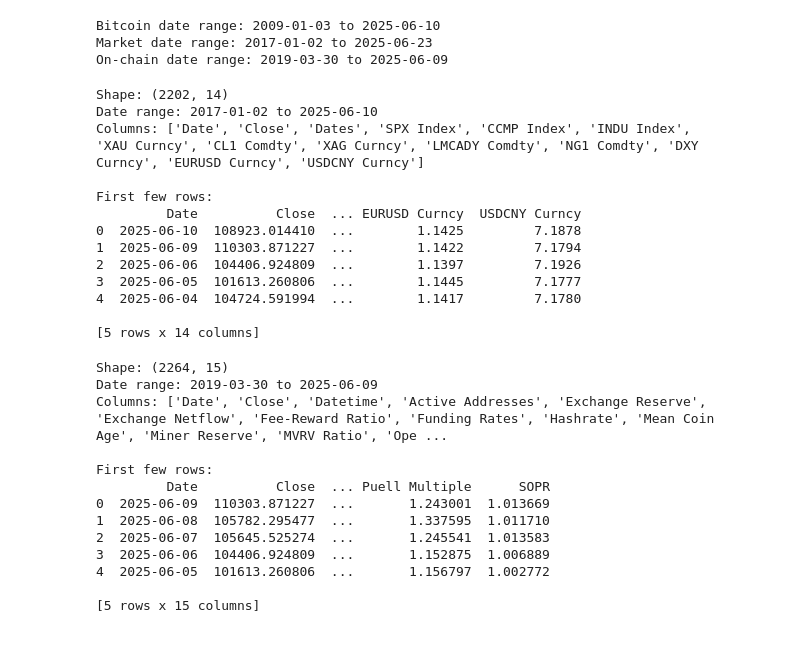
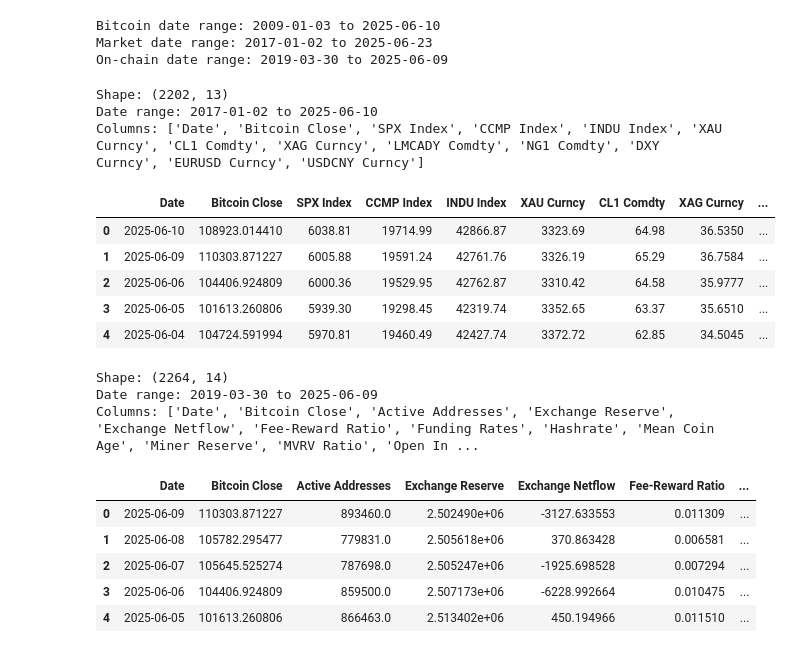
Before and after one commit to sbendre06/Supervised-Learning-BTC-Price-Direction, a Jupyter notebook: Pricing Models/feature-engineering.ipynb, the cells around one changed output. Cells and saved outputs as stored; diff of their text form; code cells hidden in the pictures.

```diff
--- a/Pricing Models/feature-engineering.ipynb
+++ b/Pricing Models/feature-engineering.ipynb
@@ -28,48 +28,42 @@ Bitcoin date range: 2009-01-03 to 2025-06-10
 Market date range: 2017-01-02 to 2025-06-23
 On-chain date range: 2019-03-30 to 2025-06-09
 # %%
-bitcoin_market_df = pd.merge(bitcoin_close, market_df, on='Date', how='inner')
+market_df_clean = market_df.drop(columns=['Dates'])
+bitcoin_market_df = pd.merge(bitcoin_close, market_df_clean, on='Date', how='inner')
 bitcoin_market_df = bitcoin_market_df.dropna()
+bitcoin_market_df = bitcoin_market_df.rename(columns={'Close': 'Bitcoin Close'})
 
 print(f"Shape: {bitcoin_market_df.shape}")
 print(f"Date range: {bitcoin_market_df['Date'].min()} to {bitcoin_market_df['Date'].max()}")
 print(f"Columns: {list(bitcoin_market_df.columns)}")
-print("\nFirst few rows:")
-print(bitcoin_market_df.head())
+bitcoin_market_df.head()
 # %% [output]
-Shape: (2202, 14)
+Shape: (2202, 13)
 Date range: 2017-01-02 to 2025-06-10
-Columns: ['Date', 'Close', 'Dates', 'SPX Index', 'CCMP Index', 'INDU Index', 'XAU Curncy', 'CL1 Comdty', 'XAG Curncy', 'LMCADY Comdty', 'NG1 Comdty', 'DXY Curncy', 'EURUSD Curncy', 'USDCNY Curncy']
-
-First few rows:
-         Date          Close  ... EURUSD Curncy  USDCNY Curncy
-0  2025-06-10  108923.014410  ...        1.1425         7.1878
-1  2025-06-09  110303.871227  ...        1.1422         7.1794
-2  2025-06-06  104406.924809  ...        1.1397         7.1926
-3  2025-06-05  101613.260806  ...        1.1445         7.1777
-4  2025-06-04  104724.591994  ...        1.1417         7.1780
-
-[5 rows x 14 columns]
+Columns: ['Date', 'Bitcoin Close', 'SPX Index', 'CCMP Index', 'INDU Index', 'XAU Curncy', 'CL1 Comdty', 'XAG Curncy', 'LMCADY Comdty', 'NG1 Comdty', 'DXY Curncy', 'EURUSD Curncy', 'USDCNY Curncy']
+|  | Date | Bitcoin Close | SPX Index | CCMP Index | INDU Index | XAU Curncy | CL1 Comdty | XAG Curncy | ... |
+| 0 | 2025-06-10 | 108923.014410 | 6038.81 | 19714.99 | 42866.87 | 3323.69 | 64.98 | 36.5350 | ... |
+| 1 | 2025-06-09 | 110303.871227 | 6005.88 | 19591.24 | 42761.76 | 3326.19 | 65.29 | 36.7584 | ... |
+| 2 | 2025-06-06 | 104406.924809 | 6000.36 | 19529.95 | 42762.87 | 3310.42 | 64.58 | 35.9777 | ... |
+| 3 | 2025-06-05 | 101613.260806 | 5939.30 | 19298.45 | 42319.74 | 3352.65 | 63.37 | 35.6510 | ... |
+| 4 | 2025-06-04 | 104724.591994 | 5970.81 | 19460.49 | 42427.74 | 3372.72 | 62.85 | 34.5045 | ... |
 # %%
-bitcoin_onchain_df = pd.merge(bitcoin_close, onchain_df, on='Date', how='inner')
+onchain_df_clean = onchain_df.drop(columns=['Datetime'])
+bitcoin_onchain_df = pd.merge(bitcoin_close, onchain_df_clean, on='Date', how='inner')
 bitcoin_onchain_df = bitcoin_onchain_df.dropna()
+bitcoin_onchain_df = bitcoin_onchain_df.rename(columns={'Close': 'Bitcoin Close'})
 
 print(f"Shape: {bitcoin_onchain_df.shape}")
 print(f"Date range: {bitcoin_onchain_df['Date'].min()} to {bitcoin_onchain_df['Date'].max()}")
 print(f"Columns: {list(bitcoin_onchain_df.columns)}")
-print("\nFirst few rows:")
-print(bitcoin_onchain_df.head())
+bitcoin_onchain_df.head()
 # %% [output]
-Shape: (2264, 15)
+Shape: (2264, 14)
 Date range: 2019-03-30 to 2025-06-09
-Columns: ['Date', 'Close', 'Datetime', 'Active Addresses', 'Exchange Reserve', 'Exchange Netflow', 'Fee-Reward Ratio', 'Funding Rates', 'Hashrate', 'Mean Coin Age', 'Miner Reserve', 'MVRV Ratio', 'Ope ...
-
-First few rows:
-         Date          Close  ... Puell Multiple      SOPR
-0  2025-06-09  110303.871227  ...       1.243001  1.013669
-1  2025-06-08  105782.295477  ...       1.337595  1.011710
-2  2025-06-07  105645.525274  ...       1.245541  1.013583
-3  2025-06-06  104406.924809  ...       1.152875  1.006889
-4  2025-06-05  101613.260806  ...       1.156797  1.002772
-
-[5 rows x 15 columns]
+Columns: ['Date', 'Bitcoin Close', 'Active Addresses', 'Exchange Reserve', 'Exchange Netflow', 'Fee-Reward Ratio', 'Funding Rates', 'Hashrate', 'Mean Coin Age', 'Miner Reserve', 'MVRV Ratio', 'Open In ...
+|  | Date | Bitcoin Close | Active Addresses | Exchange Reserve | Exchange Netflow | Fee-Reward Ratio | ... |
+| 0 | 2025-06-09 | 110303.871227 | 893460.0 | 2.502490e+06 | -3127.633553 | 0.011309 | ... |
+| 1 | 2025-06-08 | 105782.295477 | 779831.0 | 2.505618e+06 | 370.863428 | 0.006581 | ... |
+| 2 | 2025-06-07 | 105645.525274 | 787698.0 | 2.505247e+06 | -1925.698528 | 0.007294 | ... |
+| 3 | 2025-06-06 | 104406.924809 | 859500.0 | 2.507173e+06 | -6228.992664 | 0.010475 | ... |
+| 4 | 2025-06-05 | 101613.260806 | 866463.0 | 2.513402e+06 | 450.194966 | 0.011510 | ... |
```
Also changed, not shown: parts of 2 cells of this notebook.
